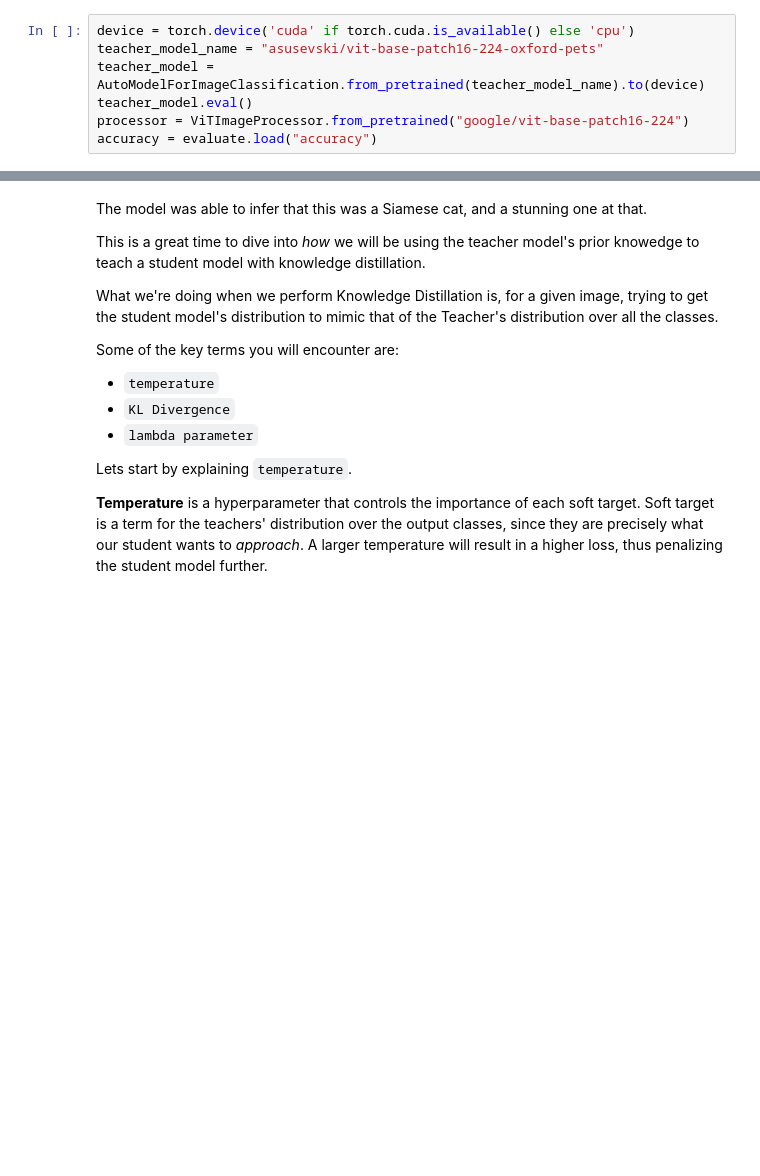
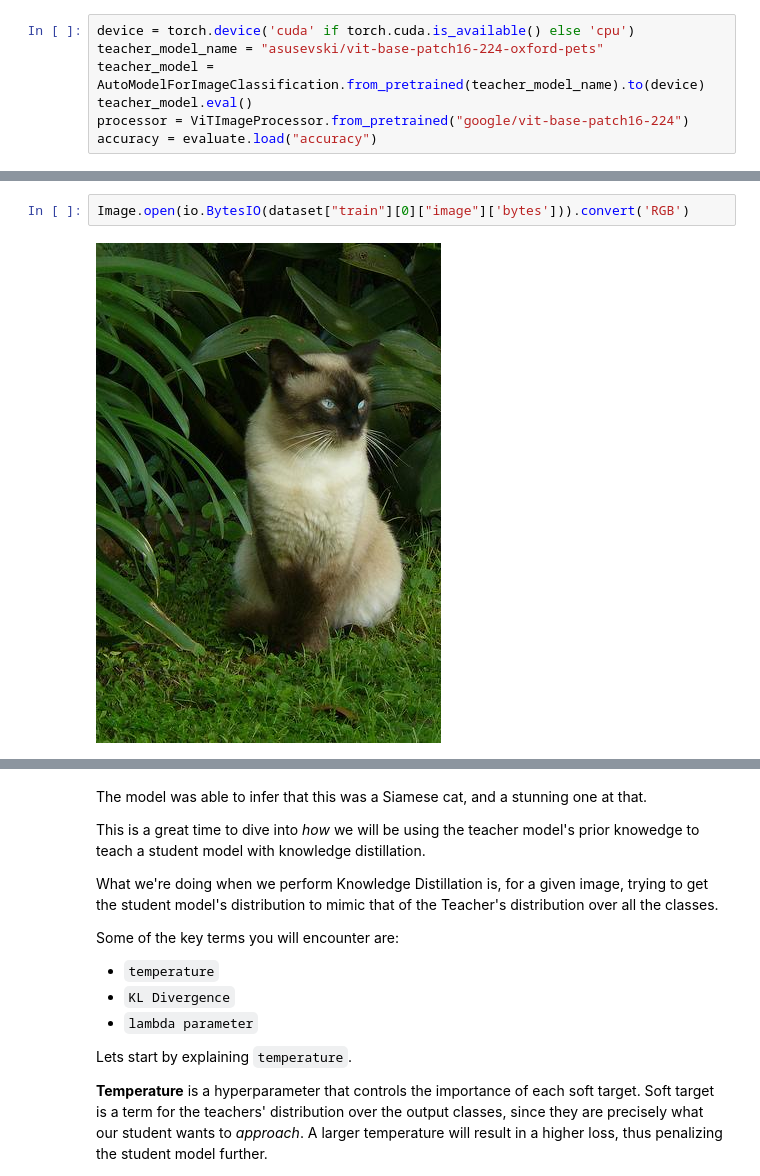
Before and after one commit to mksachs/CCVC, a Jupyter notebook: notebooks/Unit 3 - Vision Transformers/KnowledgeDistillation.ipynb, the cells around one changed output, grey strips where cells are left out. Drawn from its saved outputs; the diff is of its cells as text; blank space fills up the shorter version.

```diff
--- a/notebooks/Unit 3 - Vision Transformers/KnowledgeDistillation.ipynb
+++ b/notebooks/Unit 3 - Vision Transformers/KnowledgeDistillation.ipynb
@@ -60 +89,5 @@ dataset["train"][0]['image']
+# %%
+Image.open(io.BytesIO(dataset["train"][0]["image"]['bytes'])).convert('RGB')
+# %% [output]
+[figure, added]
 # %%
```
Also changed, not shown: parts of 17 cells of this notebook.
